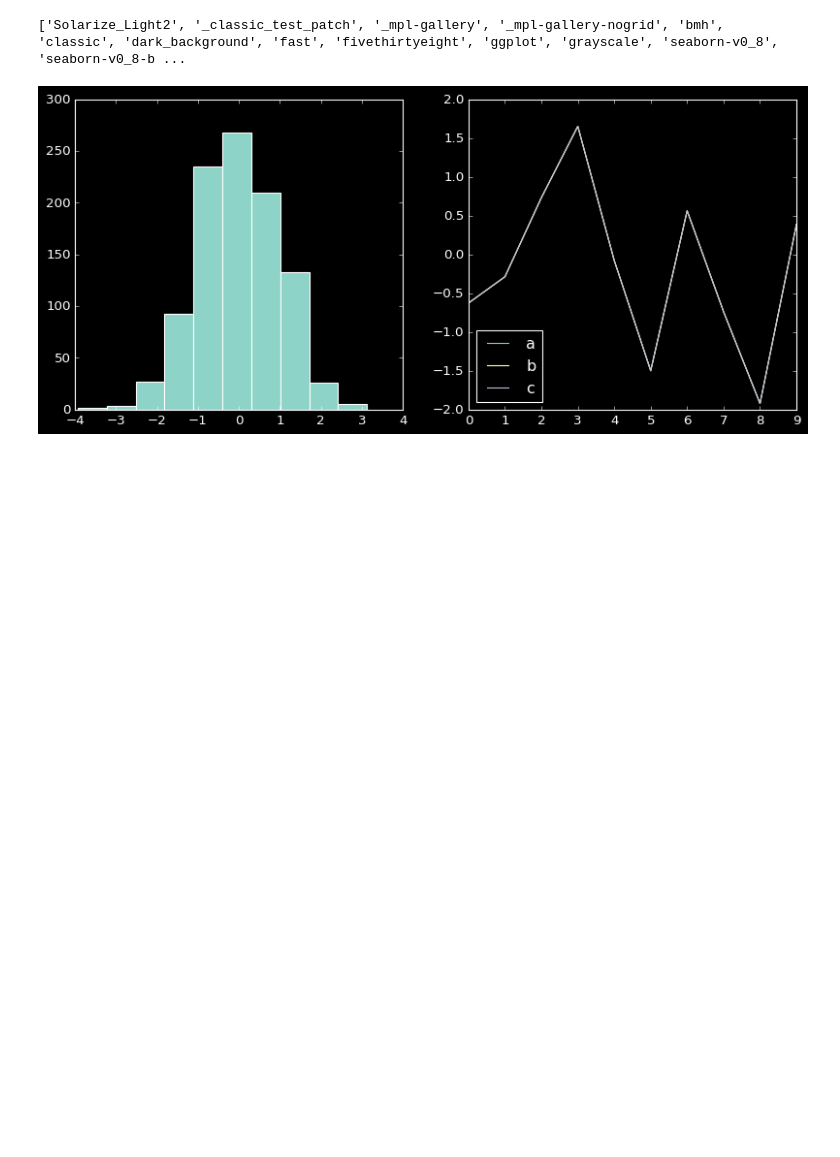
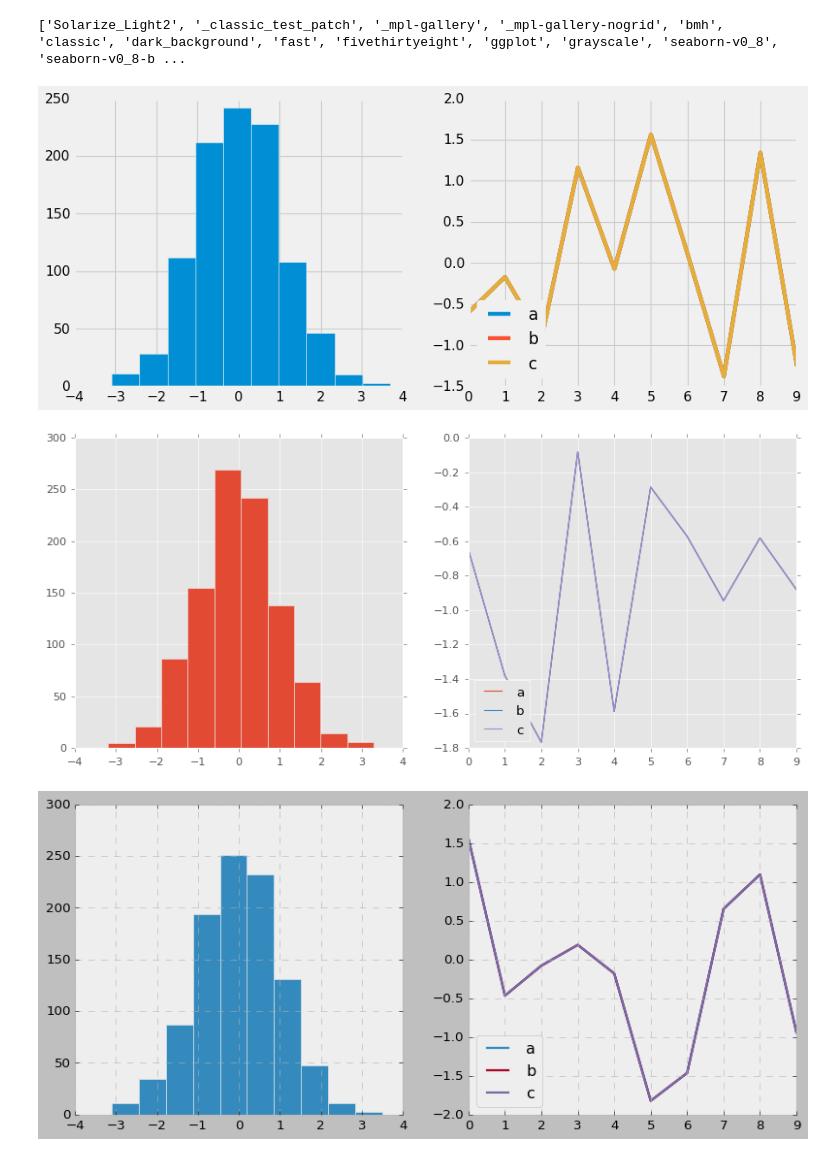
Before and after one commit to VedaVinothiniShastra/DS_PT_2, a Jupyter notebook: Day 13.ipynb, the cells around one changed output. Drawn from its saved outputs; the diff is of its cells as text; code cells hidden in the pictures; blank space fills up the shorter version.

```diff
--- a/Day 13.ipynb
+++ b/Day 13.ipynb
@@ -49,20 +40,40 @@ plt.hist(b)
 # %%
 #Stylesheets
-
 import matplotlib.pyplot as plt
 print(plt.style.available)
+plt.style.use('classic')
 
 def hist_and_lines():
     f,axs=plt.subplots(1,2, figsize=(12,5))
     a=np.random.randn(1000)
     b=np.random.randn(10)
     axs[0].hist(a)
     for i in range(3):
         axs[1].plot(b)
     axs[1].legend(['a','b','c'],loc='lower left')
 
+#FiveThiryEight style
+with plt.style.context('fivethirtyeight'):
+    hist_and_lines()
+
+#ggplot
+with plt.style.context('ggplot'):
+    hist_and_lines()
+
+#Bayesian Methods for Hackers -> bmh
+with plt.style.context('bmh'):
+    hist_and_lines()
+
+#tableau-colorblind10
+with plt.style.context('tableau-colorblind10'):
+    hist_and_lines()
+
+#dark_background
+
 with plt.style.context('dark_background'):
     hist_and_lines()
 # %% [output]
 ['Solarize_Light2', '_classic_test_patch', '_mpl-gallery', '_mpl-gallery-nogrid', 'bmh', 'classic', 'dark_background', 'fast', 'fivethirtyeight', 'ggplot', 'grayscale', 'seaborn-v0_8', 'seaborn-v0_8-b ...
-[figure, old version]
+[figure, new version]
+[figure, added]
+[figure, added]
```
Also changed, not shown: parts of 17 cells of this notebook.
